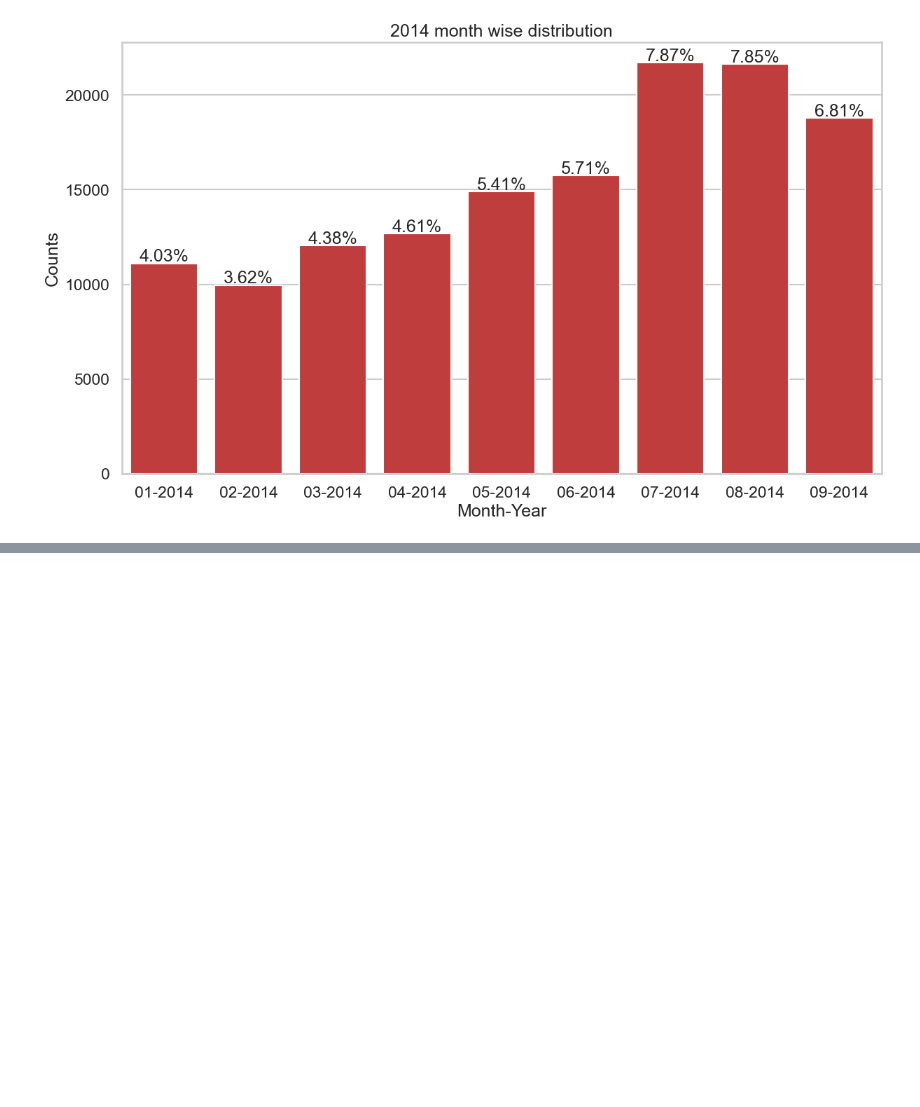
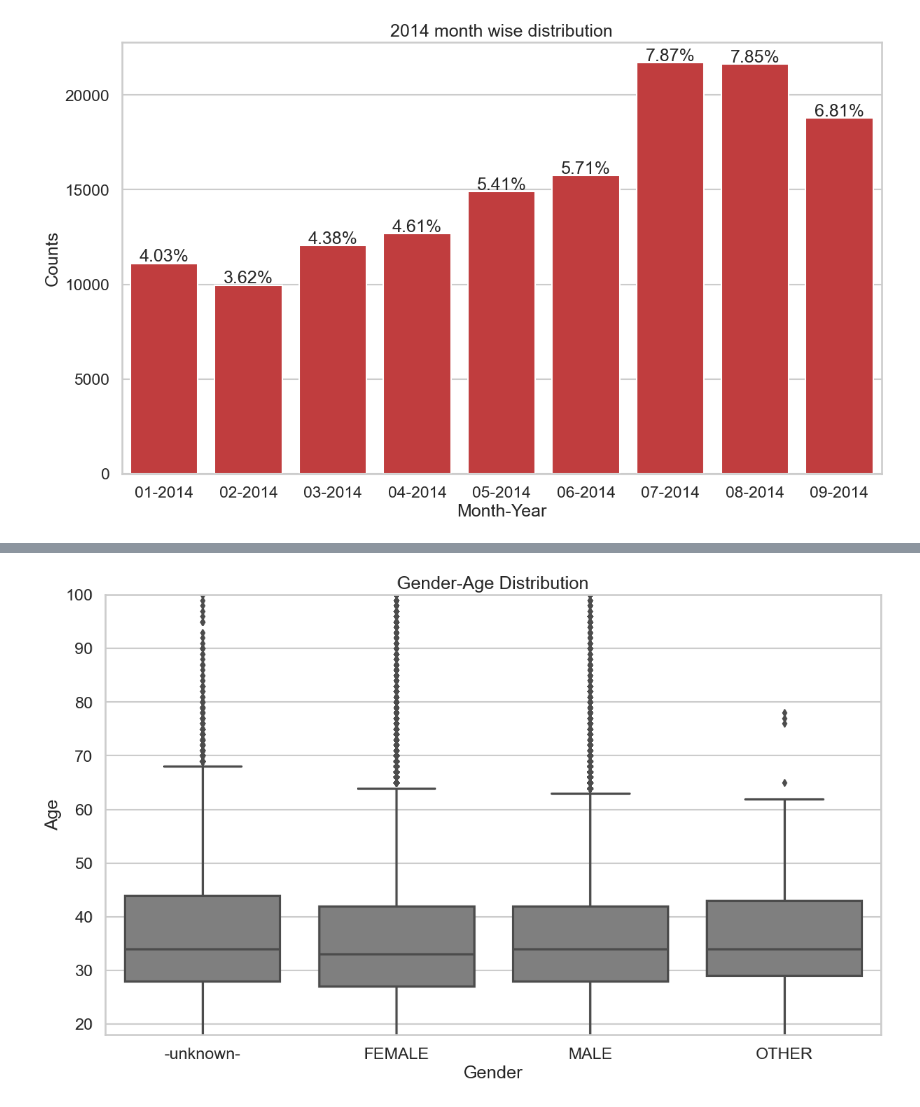
Before and after one commit to wumusill/Kaggul, a Jupyter notebook: Airbnb/airbnb.ipynb, the cells around one changed output, grey strips where cells are left out. Saved outputs shown, nothing was run; the diff lists cells and outputs as text; code cells hidden in the pictures; blank space fills up the shorter version.

```diff
--- a/Airbnb/airbnb.ipynb
+++ b/Airbnb/airbnb.ipynb
@@ -297,0 +366,10 @@ for i in range(df2.shape[0]):
+# %%
+# 연령대 별 성별 시각화
+plt.figure(figsize=[14,8])
+sns.boxplot(data=df_all, y='age', x='gender', color=sns.color_palette()[7]);
+plt.ylim(18,100)
+plt.xlabel('Gender');
+plt.ylabel('Age');
+plt.title('Gender-Age Distribution');
+# %% [output]
+[figure, added]
```
Also changed, not shown: parts of 13 cells of this notebook, 1 other file.
